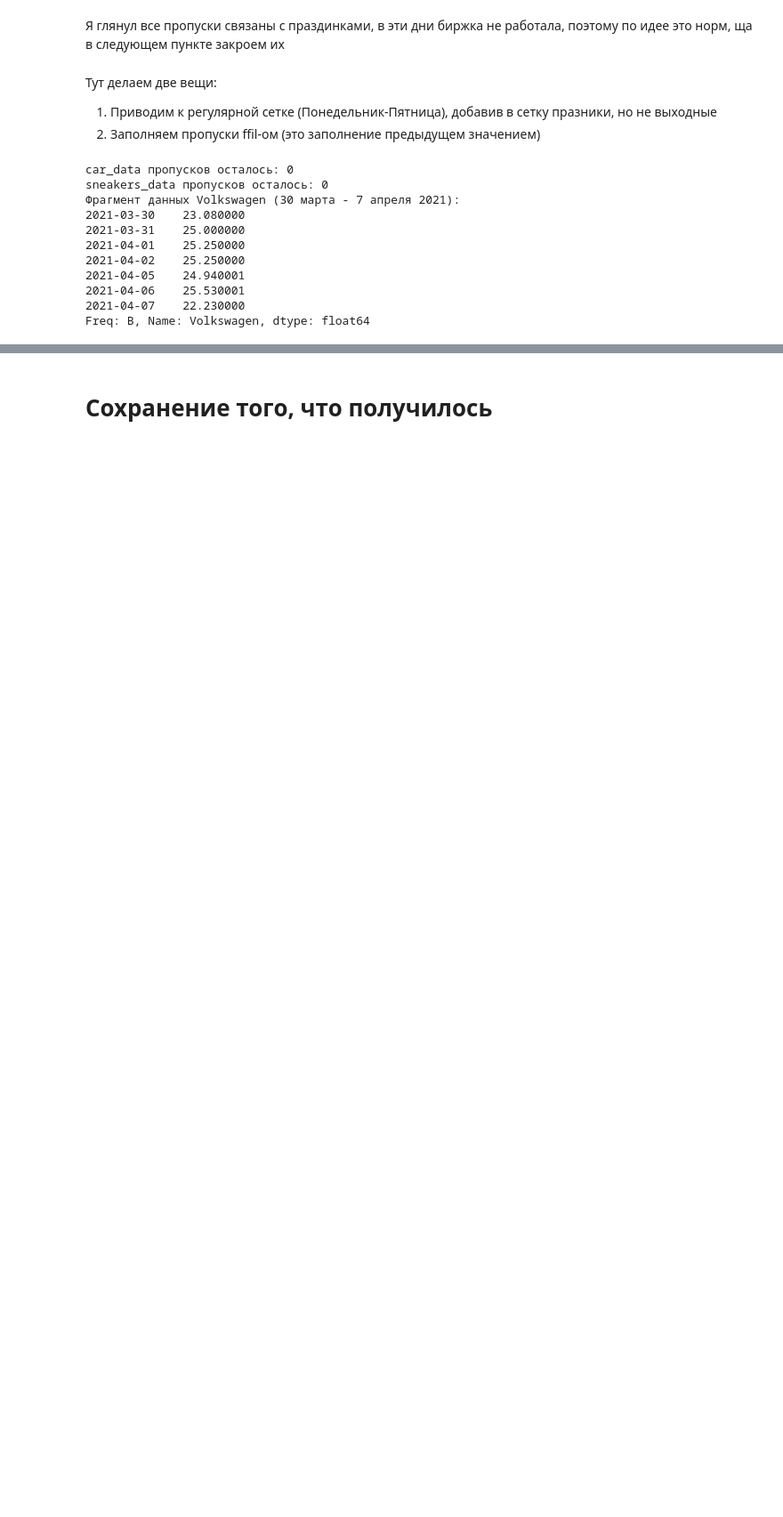
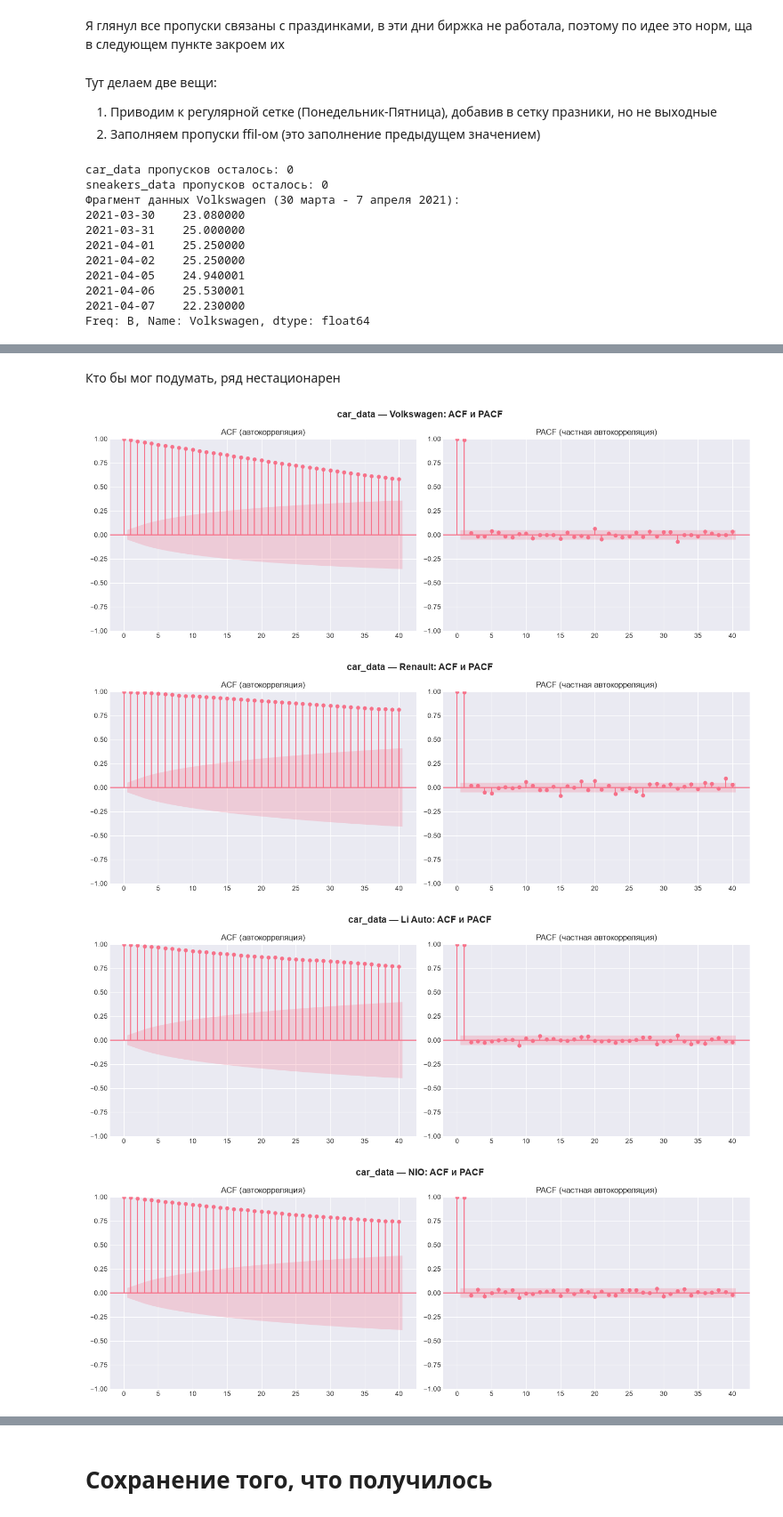
Before and after one commit to MrDeryf/TimeSeriesArticle, a Jupyter notebook: data_preparation.ipynb, the cells around one changed output, grey strips where cells are left out. Shown at 89% size. Drawn from its saved outputs; the diff is of its cells as text; code cells hidden in the pictures; blank space fills up the shorter version.

Commit message:
Update data_preparation.ipynb Добавил определение таргета и проверку на стационарность

```diff
--- a/data_preparation.ipynb
+++ b/data_preparation.ipynb
@@ -260,0 +336,19 @@ car_data
+# %%
+car_adf_results = []
+car_kpss_results = []
+
+for col in car_target_cols:
+    series = car_data[col]
+    ticker_name = col.replace("_target", "")
+
+    car_adf_results.append(run_adf_test(series, ticker_name))
+    car_kpss_results.append(run_kpss_test(series, ticker_name))
+
+car_adf_df = pd.DataFrame(car_adf_results)
+car_kpss_df = pd.DataFrame(car_kpss_results)
+
+print("\n📋 ADF тест (H₀: ряд нестационарен):")
+print(car_adf_df.to_string(index=False))
+
+print("\n📋 KPSS тест (H₀: ряд стационарен):")
+print(car_kpss_df.to_string(index=False))
@@ -260,0 +369,40 @@ car_data
+# %% [markdown]
+Кто бы мог подумать, ряд нестационарен
+# %%
+# Отрисовываем графики корр функций
+def plot_acf_pacf(df, col, ticker_name, dataset_name):
+    """Построение ACF и PACF графиков."""
+    series = df[col].dropna()
+
+    fig, axes = plt.subplots(1, 2, figsize=(14, 5))
+    fig.suptitle(
+        f"{dataset_name} — {ticker_name}: ACF и PACF", fontsize=14, fontweight="bold"
+    )
+
+    # ACF (Autocorrelation Function)
+    plot_acf(series, ax=axes[0], lags=40, alpha=0.05)
+    axes[0].set_title("ACF (автокорреляция)")
+
+    # PACF (Partial Autocorrelation Function)
+    plot_pacf(series, ax=axes[1], lags=40, alpha=0.05)
+    axes[1].set_title("PACF (частная автокорреляция)")
+
+    plt.tight_layout()
+    plt.show()
+
+
+
+# car_data
+for col in car_target_cols:
+    ticker_name = col.replace("_target", "")
+    plot_acf_pacf(car_data, col, ticker_name, "car_data")
+
+# sneakers_data
+for col in sneakers_target_cols:
+    ticker_name = col.replace("_target", "")
+    plot_acf_pacf(sneakers_data, col, ticker_name, "sneakers_data")
+# %% [output]
+[figure, added]
+[figure, added]
+[figure, added]
+[figure, added]
```
Also changed, not shown: parts of 11 cells of this notebook.
